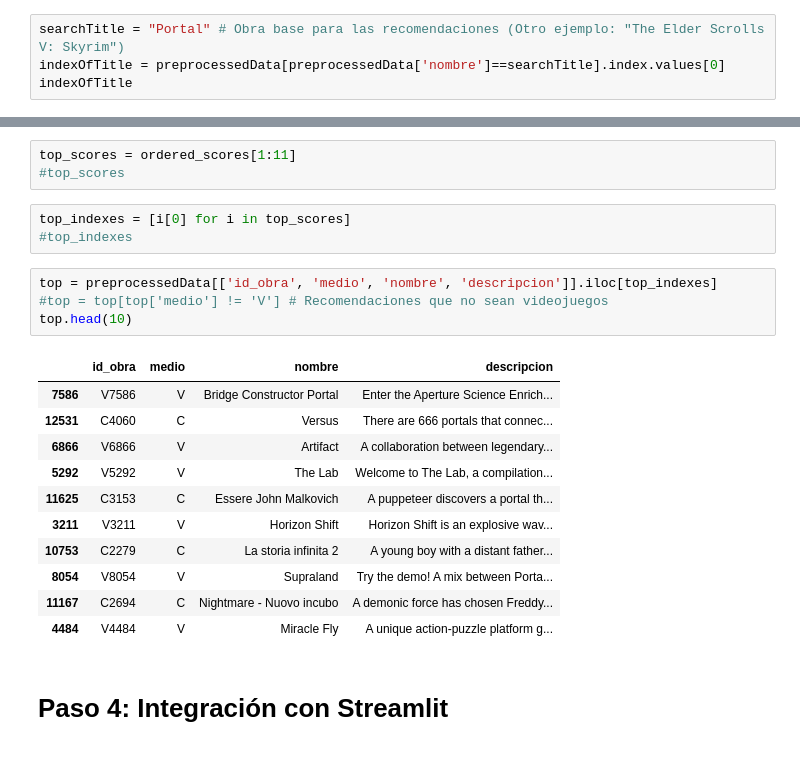
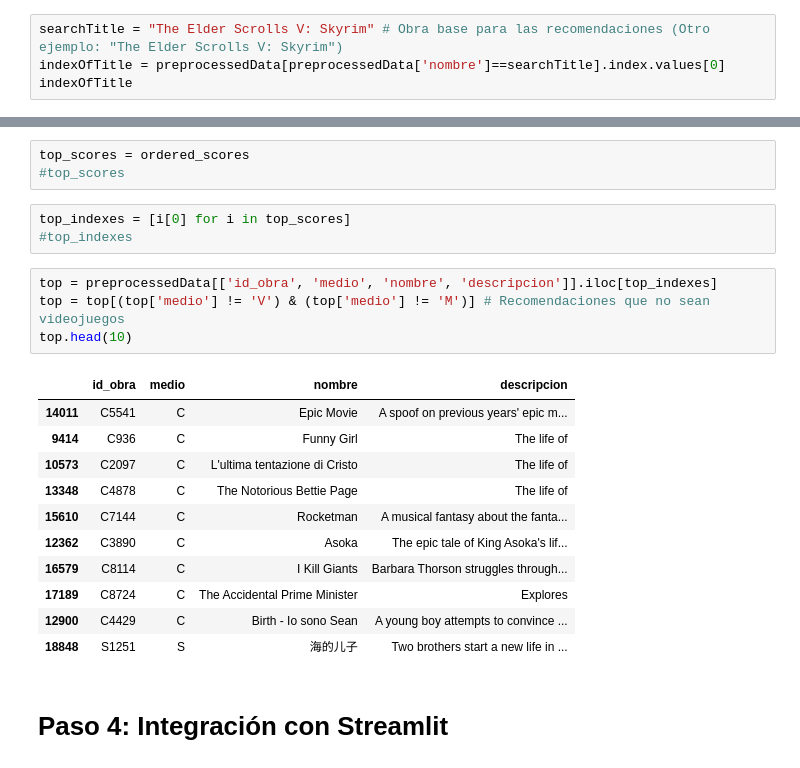
Before and after one commit to adrygp/ABP-FindMo, a Jupyter notebook: FindMo.ipynb, the cells around one changed output, grey strips where cells are left out. Cells and saved outputs as stored; diff of their text form.

```diff
--- a/FindMo.ipynb
+++ b/FindMo.ipynb
@@ -354,7 +390,7 @@ print(distance_matrix.shape)
 # %% [markdown]
 ## Paso 3.3: Ejemplo de uso
 # %%
-searchTitle = "Portal" # Obra base para las recomendaciones (Otro ejemplo: "The Elder Scrolls V: Skyrim")
+searchTitle = "The Elder Scrolls V: Skyrim" # Obra base para las recomendaciones (Otro ejemplo: "The Elder Scrolls V: Skyrim")
 indexOfTitle = preprocessedData[preprocessedData['nombre']==searchTitle].index.values[0]
 indexOfTitle
 # %% [output]
@@ -364,27 +400,27 @@ distance_scores = list(enumerate(distance_matrix[indexOfTitle]))
 # %%
 ordered_scores = sorted(distance_scores, key=lambda x: x[1])
 # %%
-top_scores = ordered_scores[1:11]
+top_scores = ordered_scores
 #top_scores
 # %%
 top_indexes = [i[0] for i in top_scores]
 #top_indexes
 # %%
 top = preprocessedData[['id_obra', 'medio', 'nombre', 'descripcion']].iloc[top_indexes]
-#top = top[top['medio'] != 'V'] # Recomendaciones que no sean videojuegos
+top = top[(top['medio'] != 'V') & (top['medio'] != 'M')] # Recomendaciones que no sean videojuegos
 top.head(10)
 # %% [output]
 |  | id_obra | medio | nombre | descripcion |
-| 7586 | V7586 | V | Bridge Constructor Portal | Enter the Aperture Science Enrich... |
-| 12531 | C4060 | C | Versus | There are 666 portals that connec... |
-| 6866 | V6866 | V | Artifact | A collaboration between legendary... |
-| 5292 | V5292 | V | The Lab | Welcome to The Lab, a compilation... |
-| 11625 | C3153 | C | Essere John Malkovich | A puppeteer discovers a portal th... |
-| 3211 | V3211 | V | Horizon Shift | Horizon Shift is an explosive wav... |
-| 10753 | C2279 | C | La storia infinita 2 | A young boy with a distant father... |
-| 8054 | V8054 | V | Supraland | Try the demo! A mix between Porta... |
-| 11167 | C2694 | C | Nightmare - Nuovo incubo | A demonic force has chosen Freddy... |
-| 4484 | V4484 | V | Miracle Fly | A unique action-puzzle platform g... |
+| 14011 | C5541 | C | Epic Movie | A spoof on previous years' epic m... |
+| 9414 | C936 | C | Funny Girl | The life of |
+| 10573 | C2097 | C | L'ultima tentazione di Cristo | The life of |
+| 13348 | C4878 | C | The Notorious Bettie Page | The life of |
+| 15610 | C7144 | C | Rocketman | A musical fantasy about the fanta... |
+| 12362 | C3890 | C | Asoka | The epic tale of King Asoka's lif... |
+| 16579 | C8114 | C | I Kill Giants | Barbara Thorson struggles through... |
+| 17189 | C8724 | C | The Accidental Prime Minister | Explores |
+| 12900 | C4429 | C | Birth - Io sono Sean | A young boy attempts to convince ... |
+| 18848 | S1251 | S | 海的儿子 | Two brothers start a new life in ... |
 # %% [markdown]
 # Paso 4: Integración con Streamlit
 # %% [markdown]
```
Also changed, not shown: parts of 8 cells of this notebook.
